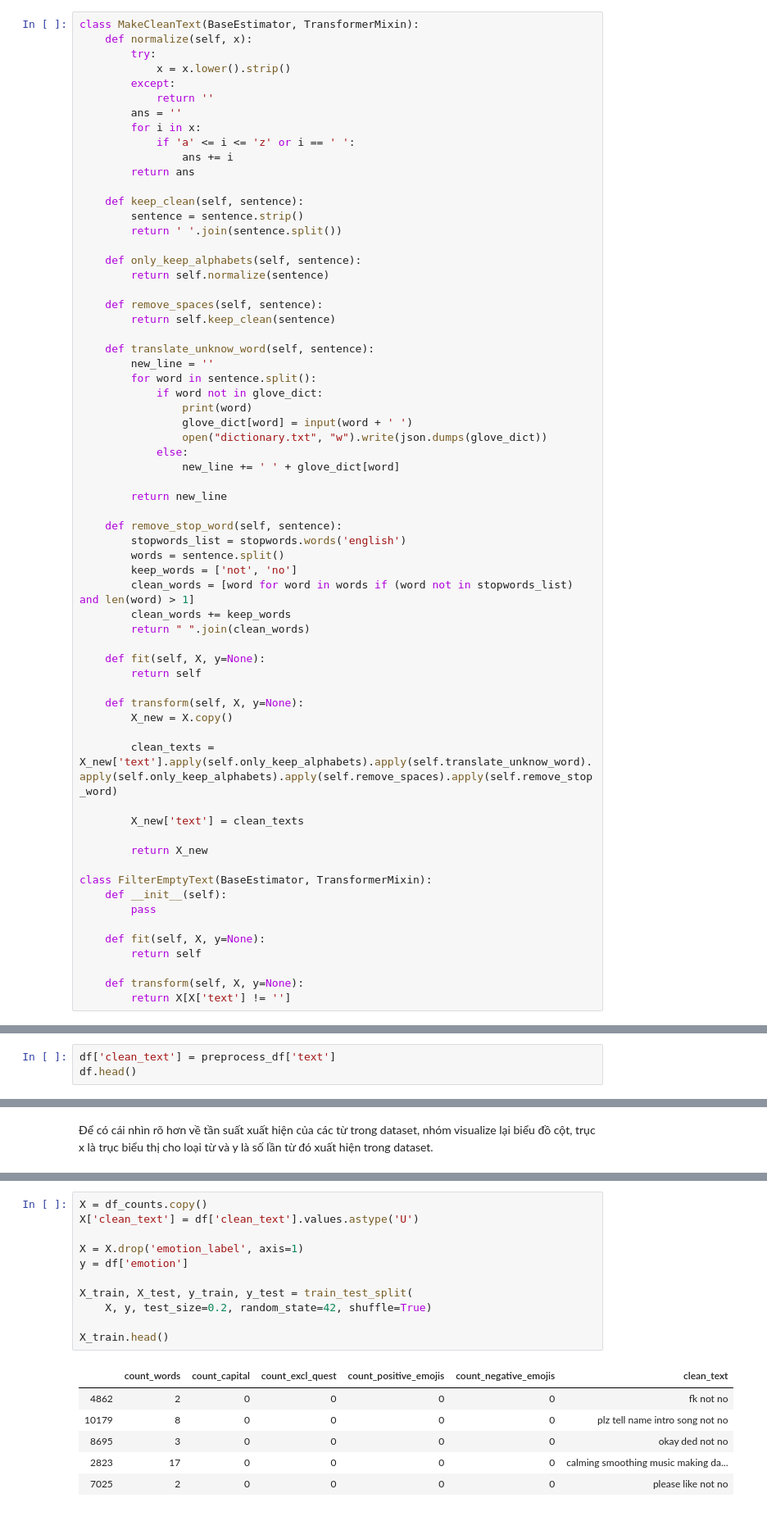
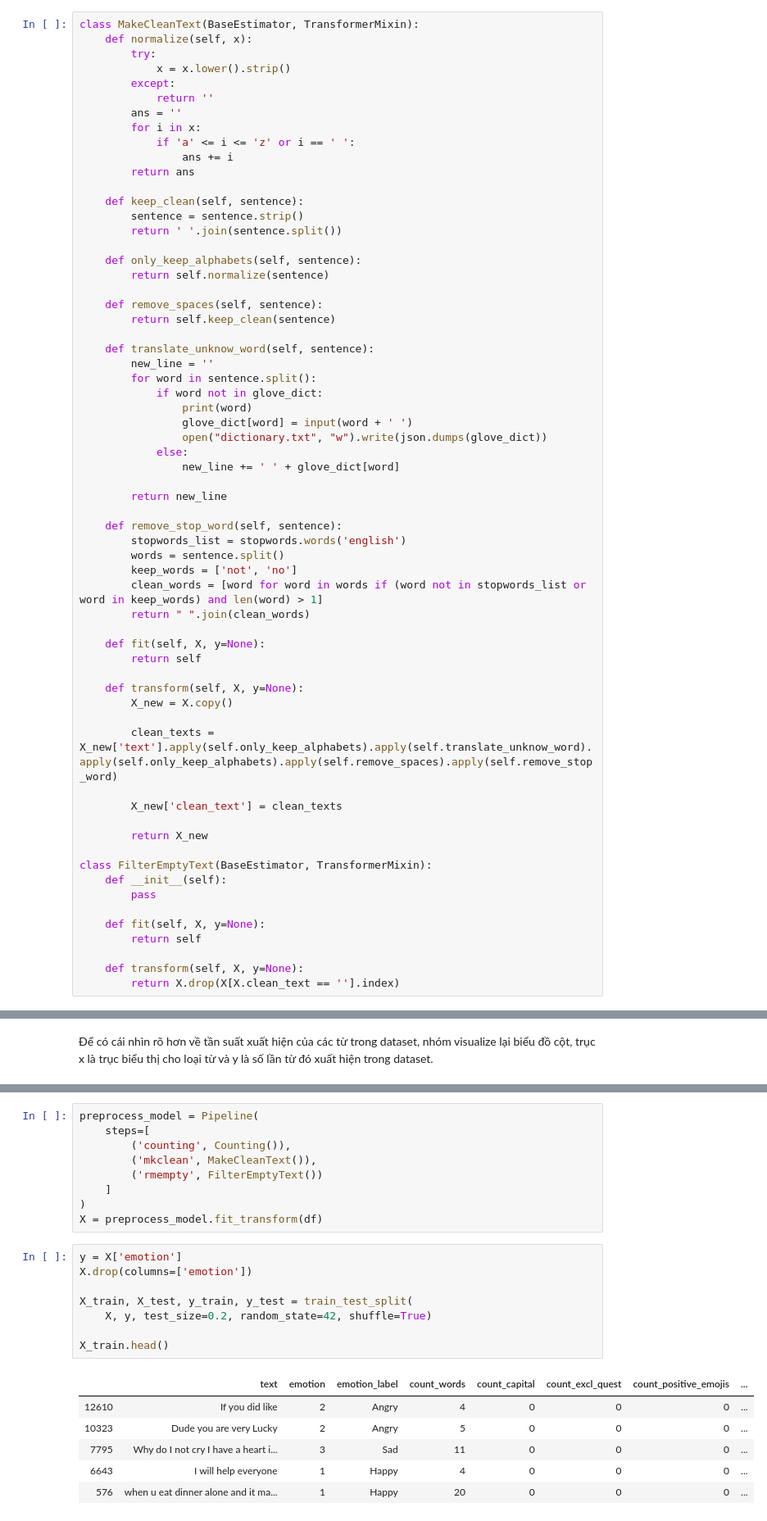
Before and after one commit to nghiaplt/DataScienceFinalProject, a Jupyter notebook: model1.ipynb, the cells around one changed output, grey strips where cells are left out. Shown at 82% size. Cells and saved outputs as stored; diff of their text form.

Commit message:
Modify dictionary and test model

```diff
--- a/model1.ipynb
+++ b/model1.ipynb
@@ -334,8 +327,7 @@ class MakeCleanText(BaseEstimator, TransformerMixin):
         stopwords_list = stopwords.words('english')
         words = sentence.split()
         keep_words = ['not', 'no']
-        clean_words = [word for word in words if (word not in stopwords_list) and len(word) > 1]
-        clean_words += keep_words
+        clean_words = [word for word in words if (word not in stopwords_list or word in keep_words) and len(word) > 1]
         return " ".join(clean_words)
 
     def fit(self, X, y=None):
@@ -346,7 +338,7 @@ class MakeCleanText(BaseEstimator, TransformerMixin):
 
         clean_texts = X_new['text'].apply(self.only_keep_alphabets).apply(self.translate_unknow_word).apply(self.only_keep_alphabets).apply(self.remove_spaces).apply(self.remove_stop_word)
 
-        X_new['text'] = clean_texts
+        X_new['clean_text'] = clean_texts
 
         return X_new
 
@@ -358,7 +350,7 @@ class FilterEmptyText(BaseEstimator, TransformerMixin):
         return self
 
     def transform(self, X, y=None):
-        return X[X['text'] != '']
+        return X.drop(X[X.clean_text == ''].index)
 # %% [markdown]
 Vì sau khi đã bỏ stop word nên sẽ có vài sentences không có từ nào trong câu. Trong pipeline nhóm đã thêm một class FilterEmptyText để lọc bỏ tất cả những câu rỗng. Sau đó transform dữ liệu và lưu trong field `clean_text` của df.
 # %%
@@ -368,6 +360,3 @@ preprocess = Pipeline([
 ])
 
 preprocess_df = preprocess.fit_transform(df)
-# %%
-df['clean_text'] = preprocess_df['text']
-df.head()
@@ -397,18 +388,24 @@ plt.show();
+# %%
+preprocess_model = Pipeline(
+    steps=[
+        ('counting', Counting()),
+        ('mkclean', MakeCleanText()),
+        ('rmempty', FilterEmptyText())
+    ]
+)
+X = preprocess_model.fit_transform(df)
 # %%
-X = df_counts.copy()
-X['clean_text'] = df['clean_text'].values.astype('U')
-
-X = X.drop('emotion_label', axis=1)
-y = df['emotion']
+y = X['emotion']
+X.drop(columns=['emotion'])
 
 X_train, X_test, y_train, y_test = train_test_split(
     X, y, test_size=0.2, random_state=42, shuffle=True)
 
 X_train.head()
 # %% [output]
-|  | count_words | count_capital | count_excl_quest | count_positive_emojis | count_negative_emojis | clean_text |
-| 4862 | 2 | 0 | 0 | 0 | 0 | fk not no |
-| 10179 | 8 | 0 | 0 | 0 | 0 | plz tell name intro song not no |
-| 8695 | 3 | 0 | 0 | 0 | 0 | okay ded not no |
-| 2823 | 17 | 0 | 0 | 0 | 0 | calming smoothing music making da... |
-| 7025 | 2 | 0 | 0 | 0 | 0 | please like not no |
+|  | text | emotion | emotion_label | count_words | count_capital | count_excl_quest | count_positive_emojis | ... |
+| 12610 | If you did like | 2 | Angry | 4 | 0 | 0 | 0 | ... |
+| 10323 | Dude you are very Lucky | 2 | Angry | 5 | 0 | 0 | 0 | ... |
+| 7795 | Why do I not cry I have a heart i... | 3 | Sad | 11 | 0 | 0 | 0 | ... |
+| 6643 | I will help everyone | 1 | Happy | 4 | 0 | 0 | 0 | ... |
+| 576 | when u eat dinner alone and it ma... | 1 | Happy | 20 | 0 | 0 | 0 | ... |
```
Also changed, not shown: parts of 18 cells of this notebook, 1 other file.
